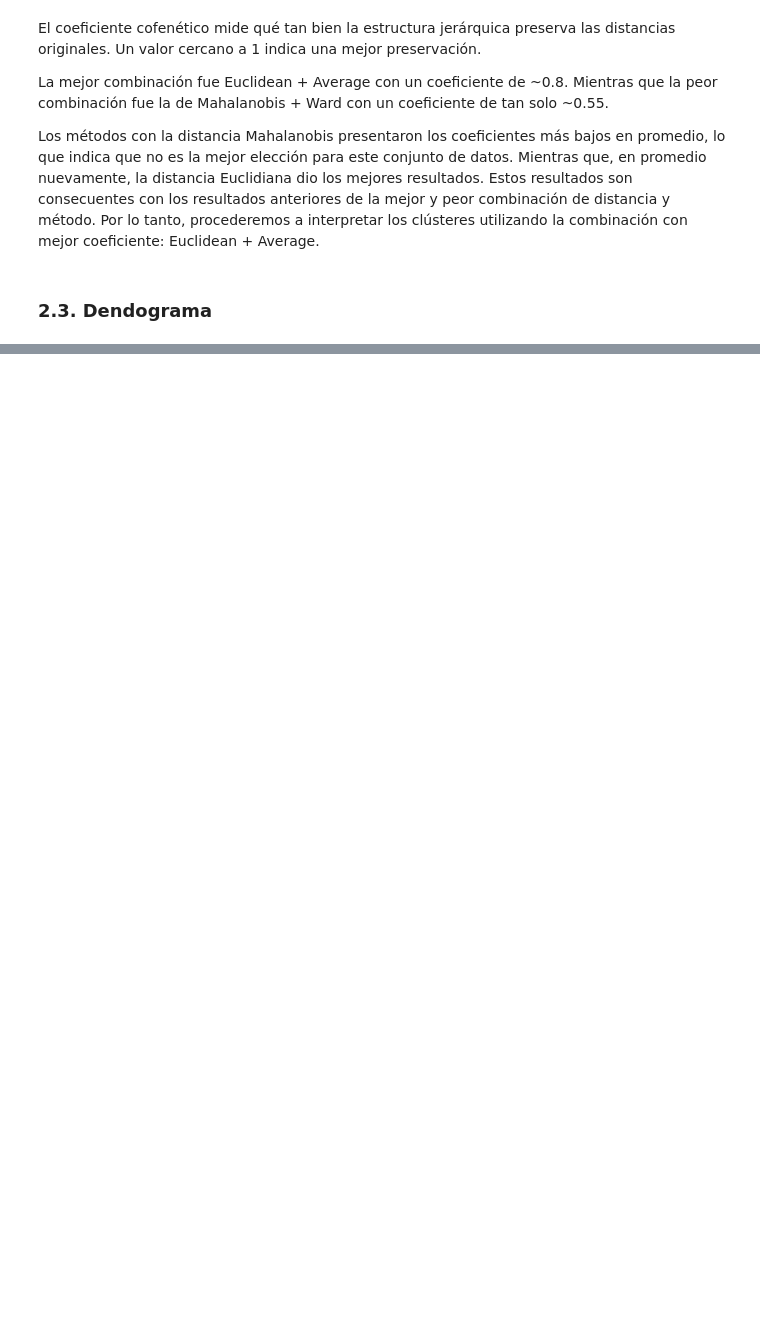
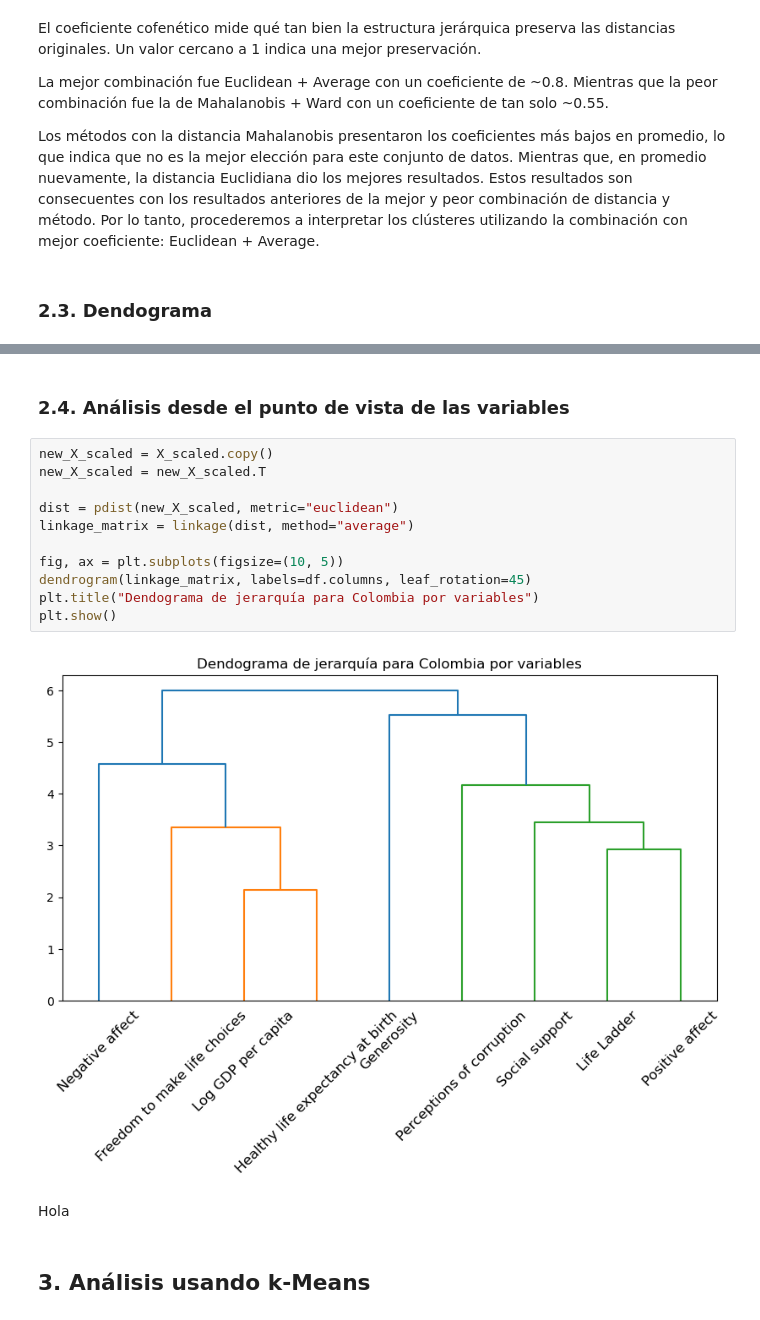
Before and after one commit to kevindmzapata/multivariate-statistics-course, a Jupyter notebook: TAREA_2/main.ipynb, the cells around one changed output, grey strips where cells are left out. Saved outputs shown, nothing was run; the diff lists cells and outputs as text; blank space fills up the shorter version.

```diff
--- a/TAREA_2/main.ipynb
+++ b/TAREA_2/main.ipynb
@@ -241,0 +249,19 @@ plt.show()
+# %% [markdown]
+### 2.4. Análisis desde el punto de vista de las variables
+# %%
+new_X_scaled = X_scaled.copy()
+new_X_scaled = new_X_scaled.T
+
+dist = pdist(new_X_scaled, metric="euclidean")
+linkage_matrix = linkage(dist, method="average")
+
+fig, ax = plt.subplots(figsize=(10, 5))
+dendrogram(linkage_matrix, labels=df.columns, leaf_rotation=45)
+plt.title("Dendograma de jerarquía para Colombia por variables")
+plt.show()
+# %% [output]
+[figure, added]
+# %% [markdown]
+Hola
+# %% [markdown]
+## 3. Análisis usando k-Means
```
Also changed, not shown: parts of 15 cells of this notebook.
